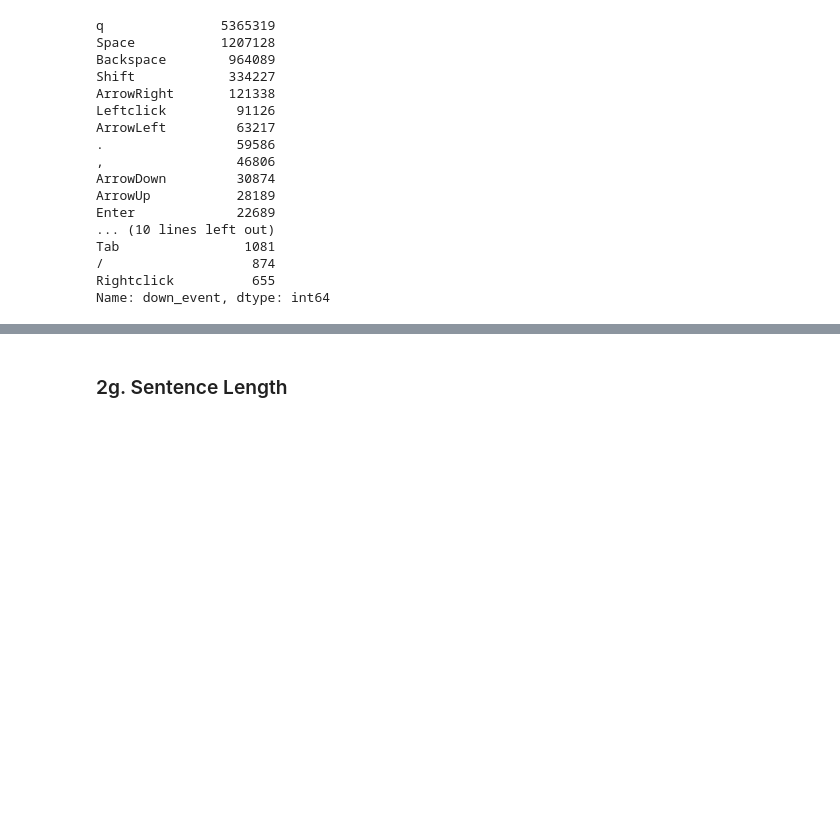
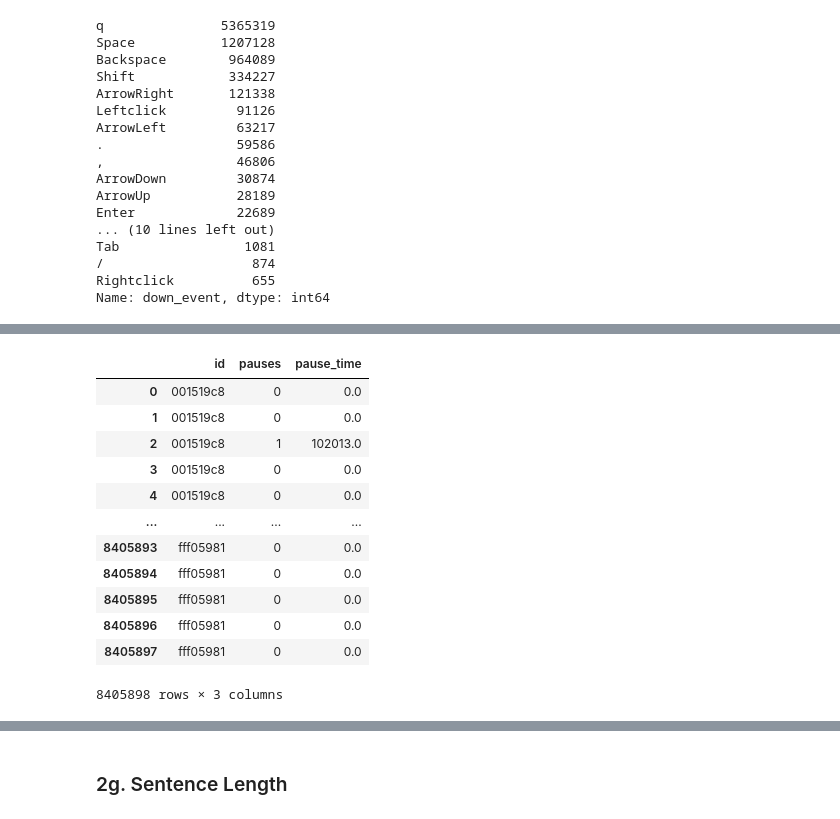
Before and after one commit to ahendricks2/EssayKeystrokes, a Jupyter notebook: Notebook_Final.ipynb, the cells around one changed output, grey strips where cells are left out. Saved outputs shown, nothing was run; the diff lists cells and outputs as text; code cells hidden in the pictures; blank space fills up the shorter version.

```diff
--- a/Notebook_Final.ipynb
+++ b/Notebook_Final.ipynb
@@ -801,0 +829,19 @@ full_df
+# %%
+# Reset the index for a cleaner output
+pause_df = pause_df.reset_index(drop=True)
+pause_df = pause_df[['id','pauses','pause_time']]
+pause_df
+# %% [output]
+|  | id | pauses | pause_time |
+| 0 | 001519c8 | 0 | 0.0 |
+| 1 | 001519c8 | 0 | 0.0 |
+| 2 | 001519c8 | 1 | 102013.0 |
+| 3 | 001519c8 | 0 | 0.0 |
+| 4 | 001519c8 | 0 | 0.0 |
+| ... | ... | ... | ... |
+| 8405893 | fff05981 | 0 | 0.0 |
+| 8405894 | fff05981 | 0 | 0.0 |
+| 8405895 | fff05981 | 0 | 0.0 |
+| 8405896 | fff05981 | 0 | 0.0 |
+| 8405897 | fff05981 | 0 | 0.0 |
+8405898 rows × 3 columns
```
Also changed, not shown: parts of 52 cells of this notebook.
